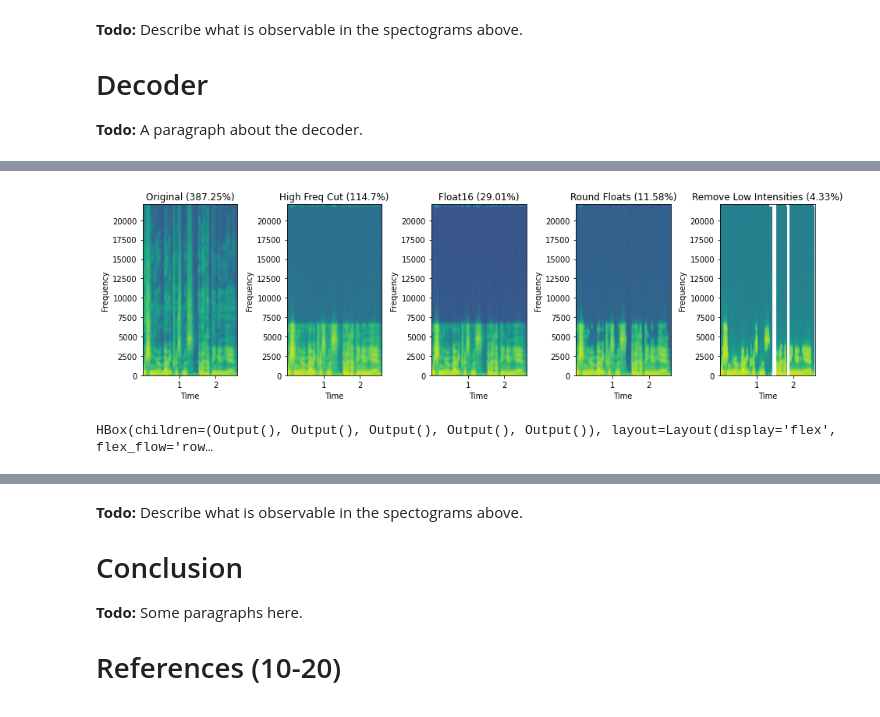
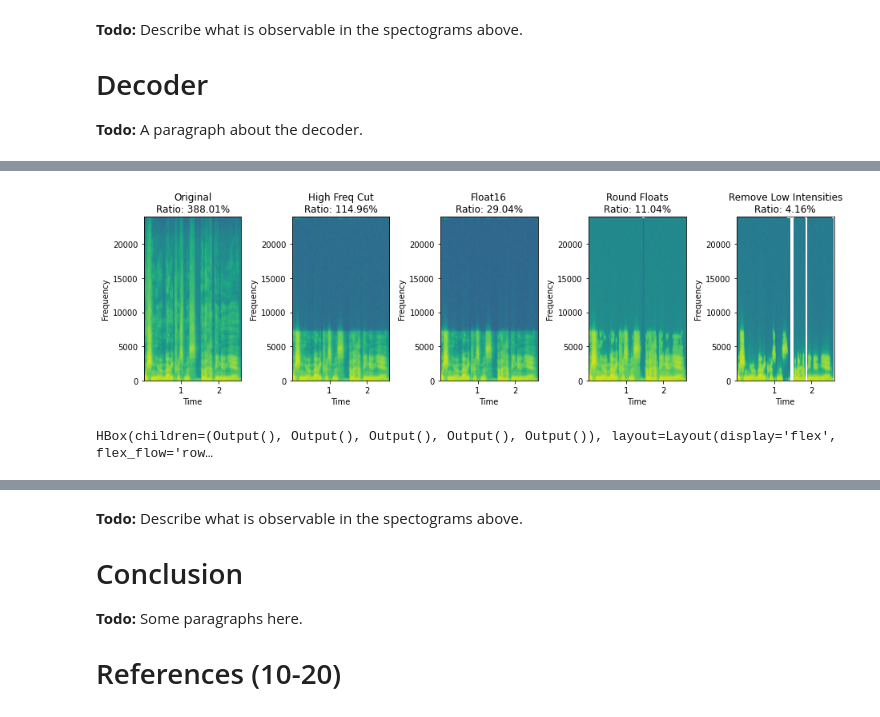
Before and after one commit to matinlotfali/LossyAudioCompressionTutorial, a Jupyter notebook: README.ipynb, the cells around one changed output, grey strips where cells are left out. Cells and saved outputs as stored; diff of their text form; code cells hidden in the pictures.

```diff
--- a/README.ipynb
+++ b/README.ipynb
@@ -184,12 +157,12 @@ display(a)
 **Todo:** A paragraph describing what is observabale in the spectogram above.
 # %%
 plt.figure(figsize=(13,4))
-data = generate_mdct_sine(44100, 5, "audio/mdct_sine.wav")
+data = generate_mdct_sine(48000, 5, "audio/mdct_sine.wav")
 plt.subplot(1, 2, 1)
-draw_mdct_spectogram(data, 44100, 5, "MDCT Spectogram Sine")
+draw_mdct_spectogram(data, 48000, 5, "MDCT Spectogram Sine")
 
 sig2 = mdct.imdct(data)
-sf.write("audio/mdct_sine.wav", sig2, 44100)
+sf.write("audio/mdct_sine.wav", sig2, 48000)
 plt.subplot(1, 2, 2)
 a = wave_specgram("audio/mdct_sine.wav", 'WAV Spectogram Inversed Sine')
 
@@ -271,7 +244,7 @@ audio_widgets = []
 for i in range(len(encoding_stages)):
     plt.subplot(1, len(encoding_stages), i+1)
     decode(f'audio/piano_npz{i}.npz', f'audio/piano_regenerated_npz{i}.wav')
-    widget = wave_specgram(f'audio/piano_regenerated_npz{i}.wav', f"{encoding_stages[i]} ({calc_ratio('audio/piano.wav',f'audio/piano_npz{i}.npz')}%)", duration=2)
+    widget = wave_specgram(f'audio/piano_regenerated_npz{i}.wav', f"{encoding_stages[i]}\nRatio: {calc_ratio('audio/piano.wav',f'audio/piano_npz{i}.npz')}%", duration=2)
     audio_widgets.append(widget)
 
 plt.tight_layout()
@@ -284,17 +262,17 @@ HBox(children=(Output(), Output(), Output(), Output(), Output()), layout=Layout(
 # %%
 plt.figure(figsize=(13,4))
 audio_widgets = []
 
 for i in range(len(encoding_stages)):
     plt.subplot(1, len(encoding_stages), i+1)
     decode(f'audio/voice_npz{i}.npz', f'audio/voice_regenerated_npz{i}.wav')
-    widget = wave_specgram(f'audio/voice_regenerated_npz{i}.wav', f"{encoding_stages[i]} ({calc_ratio('audio/voice.wav',f'audio/voice_npz{i}.npz')}%)")
+    widget = wave_specgram(f'audio/voice_regenerated_npz{i}.wav', f"{encoding_stages[i]}\nRatio: {calc_ratio('audio/voice.wav',f'audio/voice_npz{i}.npz')}%")
     audio_widgets.append(widget)
 
 plt.tight_layout()
 plt.show()
 box_layout = Layout(display='flex',flex_flow='row',justify_content='space-around',width='auto')
 widgets.HBox(audio_widgets, layout=box_layout)
 # %% [output]
-[figure, old version]
+[figure, new version]
 HBox(children=(Output(), Output(), Output(), Output(), Output()), layout=Layout(display='flex', flex_flow='row…
```
Also changed, not shown: parts of 12 cells of this notebook, 2 other files.
